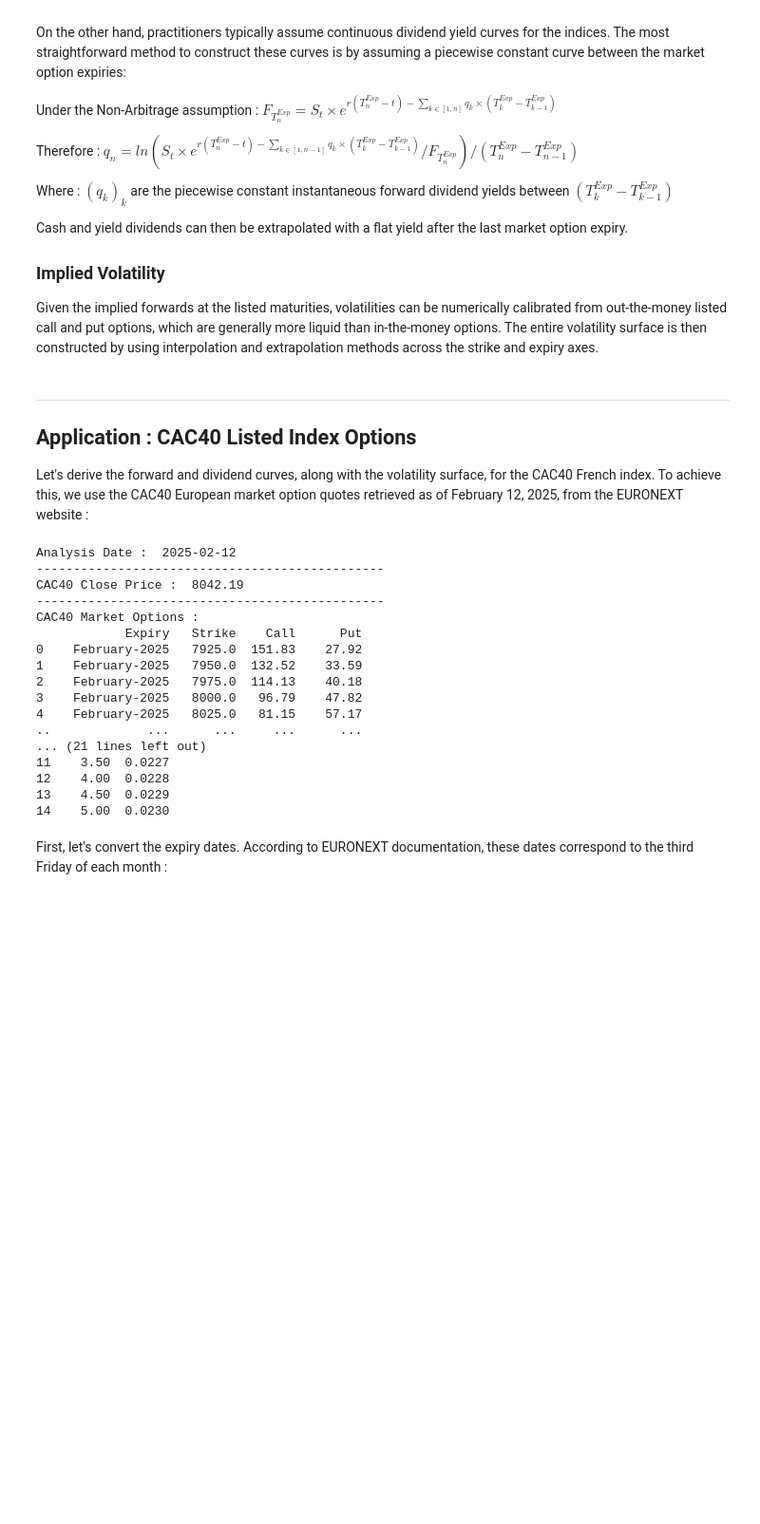
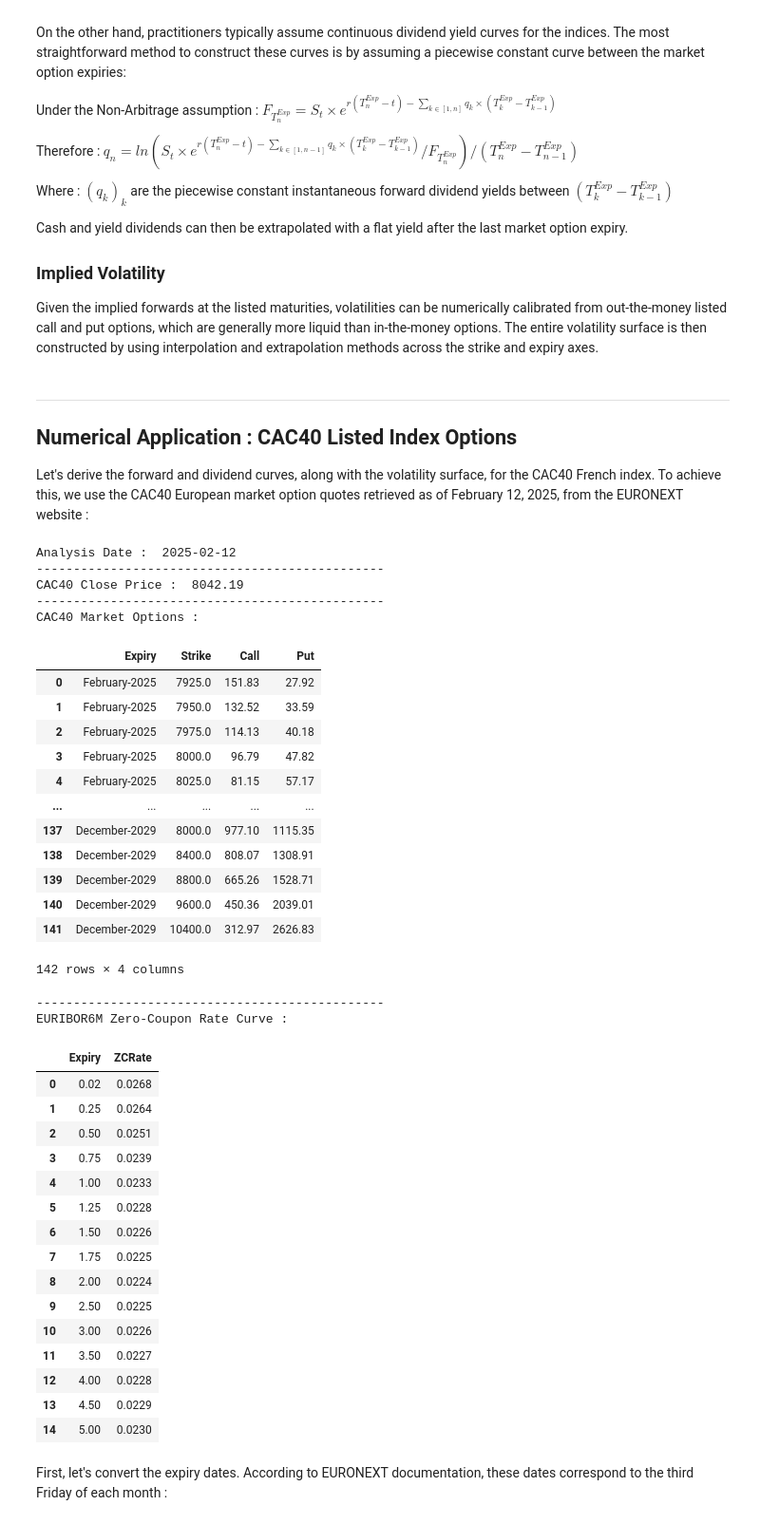
Before and after one commit to Idriss-Afra/Equity-Implied-Volatility-Surface, a Jupyter notebook: Equity Implied Forward & Volatility Surface.ipynb, the cells around one changed output. Shown at 95% size. Saved outputs shown, nothing was run; the diff lists cells and outputs as text; code cells hidden in the pictures; blank space fills up the shorter version.

```diff
--- a/Equity Implied Forward & Volatility Surface.ipynb
+++ b/Equity Implied Forward & Volatility Surface.ipynb
@@ -47,7 +47,7 @@ Cash and yield dividends can then be extrapolated with a flat yield after the la
 Given the implied forwards at the listed maturities, volatilities can be numerically calibrated from out-the-money listed call and put options, which are generally more liquid than in-the-money options. The entire volatility surface is then constructed by using interpolation and extrapolation methods across the strike and expiry axes.
 # %% [markdown]
 ---
-## Application : CAC40 Listed Index Options
+## Numerical Application : CAC40 Listed Index Options
 
 Let's derive the forward and dividend curves, along with the volatility surface, for the CAC40 French index. To achieve this, we use the CAC40 European market option quotes retrieved as of February 12, 2025, from the EURONEXT website :
 # %%
@@ -59,47 +59,66 @@ import warnings
 
 as_of_date = datetime.date(2025, 2, 12)
 print("Analysis Date : ", as_of_date)
 print("-----------------------------------------------")
 eq_underlying = "CAC40"
 S0 = 8042.19
 print(f"{eq_underlying} Close Price : ", S0)
 print("-----------------------------------------------")
 option_data = pd.read_csv(f"MarketData/{eq_underlying}_MarketOptions_{as_of_date.strftime('%d%m%Y')}.csv")
 print(f"{eq_underlying} Market Options :")
-print(option_data)
+display(option_data)
 print("-----------------------------------------------")
 rate_underlying = "EURIBOR6M"
 print(f"{rate_underlying} Zero-Coupon Rate Curve :")
 rates_data = pd.read_csv(f"MarketData/{rate_underlying}_ZCRates_{as_of_date.strftime('%d%m%Y')}.csv")
-print(rates_data)
+display(rates_data)
 
 # ZC Rate Function: PCHIP Interpolation & Extrapolation
 if len(rates_data) < 2:
     raise ValueError("rates_data must have at least 2 points for interpolation.")
 if (rates_data['ZCRate'] < -0.1).any() or (rates_data['ZCRate'] > 0.5).any():
     warnings.warn("Some zero-coupon rates are outside typical range [-10%, 50%]. Check input data.")
 if rates_data['Expiry'].is_monotonic_increasing:
     zc_rate = PchipInterpolator(rates_data['Expiry'], rates_data['ZCRate'], extrapolate=True)
 else:
     raise ValueError("rates_data['Expiry'] is not monotonically increasing. Sort the data.")
 # %% [output]
 Analysis Date :  2025-02-12
 -----------------------------------------------
 CAC40 Close Price :  8042.19
 -----------------------------------------------
 CAC40 Market Options :
-            Expiry   Strike    Call      Put
-0    February-2025   7925.0  151.83    27.92
-1    February-2025   7950.0  132.52    33.59
-2    February-2025   7975.0  114.13    40.18
-3    February-2025   8000.0   96.79    47.82
-4    February-2025   8025.0   81.15    57.17
-..             ...      ...     ...      ...
-... (21 lines left out)
-11    3.50  0.0227
-12    4.00  0.0228
-13    4.50  0.0229
-14    5.00  0.0230
+|  | Expiry | Strike | Call | Put |
+| 0 | February-2025 | 7925.0 | 151.83 | 27.92 |
+| 1 | February-2025 | 7950.0 | 132.52 | 33.59 |
+| 2 | February-2025 | 7975.0 | 114.13 | 40.18 |
+| 3 | February-2025 | 8000.0 | 96.79 | 47.82 |
+| 4 | February-2025 | 8025.0 | 81.15 | 57.17 |
+| ... | ... | ... | ... | ... |
+| 137 | December-2029 | 8000.0 | 977.10 | 1115.35 |
+| 138 | December-2029 | 8400.0 | 808.07 | 1308.91 |
+| 139 | December-2029 | 8800.0 | 665.26 | 1528.71 |
+| 140 | December-2029 | 9600.0 | 450.36 | 2039.01 |
+| 141 | December-2029 | 10400.0 | 312.97 | 2626.83 |
+142 rows × 4 columns
+-----------------------------------------------
+EURIBOR6M Zero-Coupon Rate Curve :
+|  | Expiry | ZCRate |
+| 0 | 0.02 | 0.0268 |
+| 1 | 0.25 | 0.0264 |
+| 2 | 0.50 | 0.0251 |
+| 3 | 0.75 | 0.0239 |
+| 4 | 1.00 | 0.0233 |
+| 5 | 1.25 | 0.0228 |
+| 6 | 1.50 | 0.0226 |
+| 7 | 1.75 | 0.0225 |
+| 8 | 2.00 | 0.0224 |
+| 9 | 2.50 | 0.0225 |
+| 10 | 3.00 | 0.0226 |
+| 11 | 3.50 | 0.0227 |
+| 12 | 4.00 | 0.0228 |
+| 13 | 4.50 | 0.0229 |
+| 14 | 5.00 | 0.0230 |
 # %% [markdown]
 First, let's convert the expiry dates. According to EURONEXT documentation, these dates correspond to the third Friday of each month :
 # %%
```
Also changed, not shown: parts of 2 cells of this notebook.
